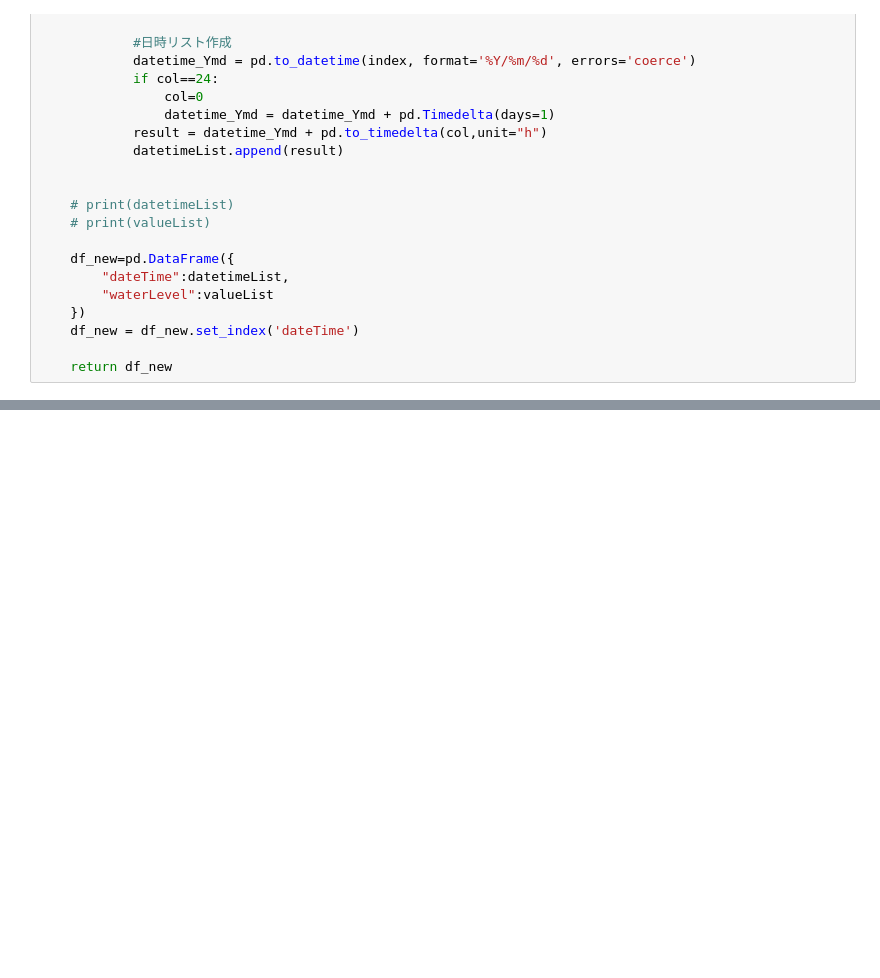
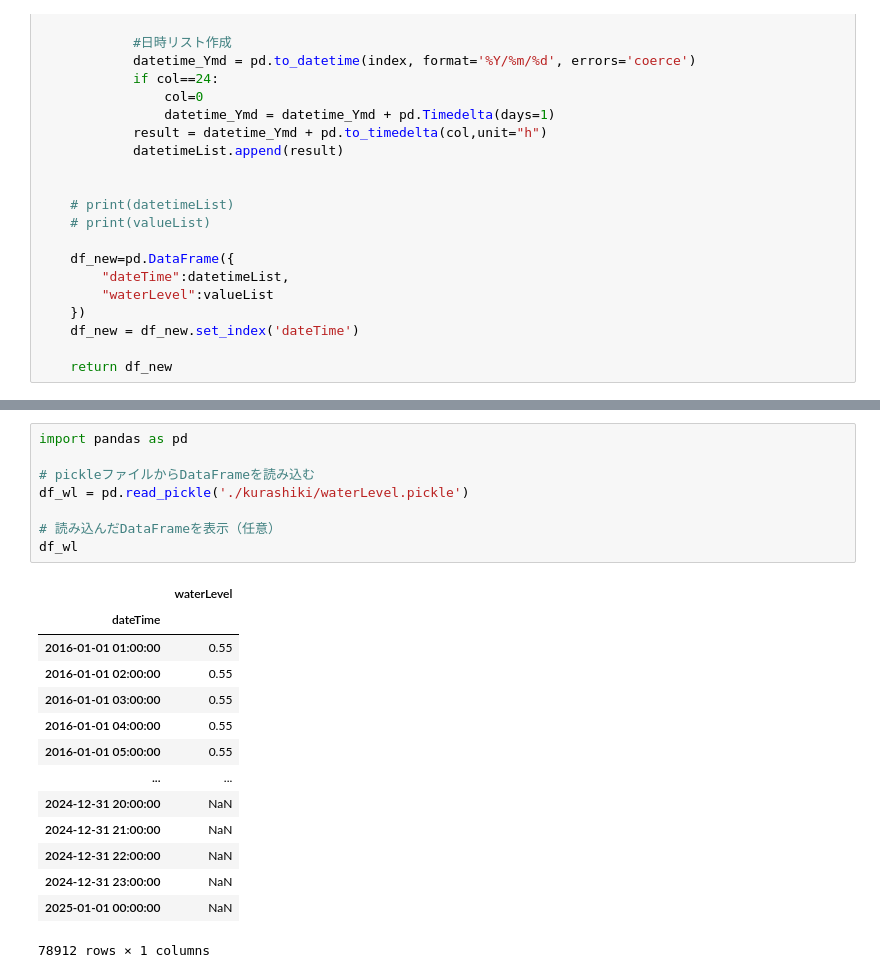
Before and after one commit to ShinISHII/Forecasting_population, a Jupyter notebook: html_WL/00_html_save_to_csv.ipynb, the cells around one changed output, grey strips where cells are left out. Drawn from its saved outputs; the diff is of its cells as text; blank space fills up the shorter version.

```diff
--- a/html_WL/00_html_save_to_csv.ipynb
+++ b/html_WL/00_html_save_to_csv.ipynb
@@ -161,0 +163,23 @@ dateTime
+# %%
+import pandas as pd
+
+# pickleファイルからDataFrameを読み込む
+df_wl = pd.read_pickle('./kurashiki/waterLevel.pickle')
+
+# 読み込んだDataFrameを表示（任意）
+df_wl
+# %% [output]
+|  | waterLevel |
+| dateTime |  |
+| 2016-01-01 01:00:00 | 0.55 |
+| 2016-01-01 02:00:00 | 0.55 |
+| 2016-01-01 03:00:00 | 0.55 |
+| 2016-01-01 04:00:00 | 0.55 |
+| 2016-01-01 05:00:00 | 0.55 |
+| ... | ... |
+| 2024-12-31 20:00:00 | NaN |
+| 2024-12-31 21:00:00 | NaN |
+| 2024-12-31 22:00:00 | NaN |
+| 2024-12-31 23:00:00 | NaN |
+| 2025-01-01 00:00:00 | NaN |
+78912 rows × 1 columns
```
Also changed, not shown: parts of 1 cell of this notebook, 1 other file.
